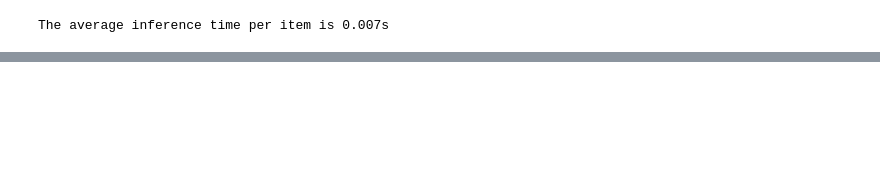
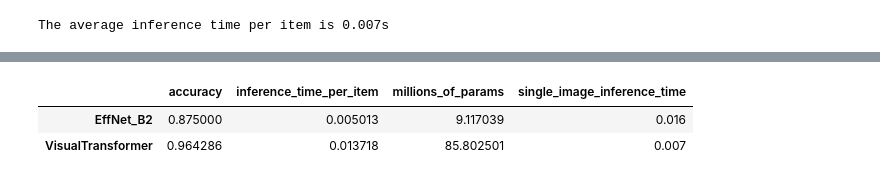
Before and after one commit to thomaspierantozzi/PyTorch_Course_by_Daniel_Bourke, a Jupyter notebook: 08_Model_Deployment/08_Model_choice_for_deployment.ipynb, the cells around one changed output, grey strips where cells are left out. Drawn from its saved outputs; the diff is of its cells as text; code cells hidden in the pictures; blank space fills up the shorter version.

Commit message:
Closed the model selection and plotted the results

```diff
--- a/08_Model_Deployment/08_Model_choice_for_deployment.ipynb
+++ b/08_Model_Deployment/08_Model_choice_for_deployment.ipynb
@@ -577,5 +554,5 @@ final_resume
 # %%
-average_inference_time = final_resume['Prediction_time'].mean()
-print(f'The average inference time per item is {average_inference_time:.3f}s')
+average_inference_time_vit = final_resume_vit['Prediction_time'].mean()
+print(f'The average inference time per item is {average_inference_time_vit:.3f}s')
 # %% [output]
 The average inference time per item is 0.007s
@@ -581,0 +561,21 @@ The average inference time per item is 0.007s
+# %%
+final_resume_effnet = []
+for idx in random_pics:
+    #the next foo returns a dict containg the main metrics to evaluate a model
+    pred_dict = effnet_b2_pretrained.predict(
+        input=final_test_dataset[idx][0],
+        transform_pipeline=effnetb2_transform,
+        device=device,
+        test_mode=True,
+        target_value=final_test_dataset[idx][1]
+    )
+    final_resume_effnet.append(pred_dict) #appending what's been returned here above, to build a list of dict
+
+from pandas import DataFrame
+
+final_resume_effnet = DataFrame(final_resume_effnet)
+final_resume_effnet['Correct_Pred'] = final_resume_effnet['Predicted_class'] - final_resume_effnet['Expected_Class']
+final_resume_effnet['Correct_Pred'] = (final_resume_effnet['Correct_Pred'] == 0).astype(bool)
+# %%
+average_inference_time_effnet = final_resume_effnet['Prediction_time'].mean()
+print(f'The average inference time per item is {average_inference_time_effnet:.3f}s')
@@ -581,0 +584,4 @@ The average inference time per item is 0.007s
+# %%
+effnet_b2_resume['single_image_inference_time'] = np.round(average_inference_time_effnet, 3)
+vit_resume['single_image_inference_time'] = np.round(average_inference_time_vit, 3)
+effnet_b2_resume, vit_resume
@@ -581,0 +603,10 @@ The average inference time per item is 0.007s
+# %%
+final_resume_overall = DataFrame(
+    data=[effnet_b2_resume, vit_resume],
+    index=['EffNet_B2', 'VisualTransformer']
+)
+final_resume_overall
+# %% [output]
+|  | accuracy | inference_time_per_item | millions_of_params | single_image_inference_time |
+| EffNet_B2 | 0.875000 | 0.005013 | 9.117039 | 0.016 |
+| VisualTransformer | 0.964286 | 0.013718 | 85.802501 | 0.007 |
```
Also changed, not shown: parts of 17 cells of this notebook, 1 other file.
